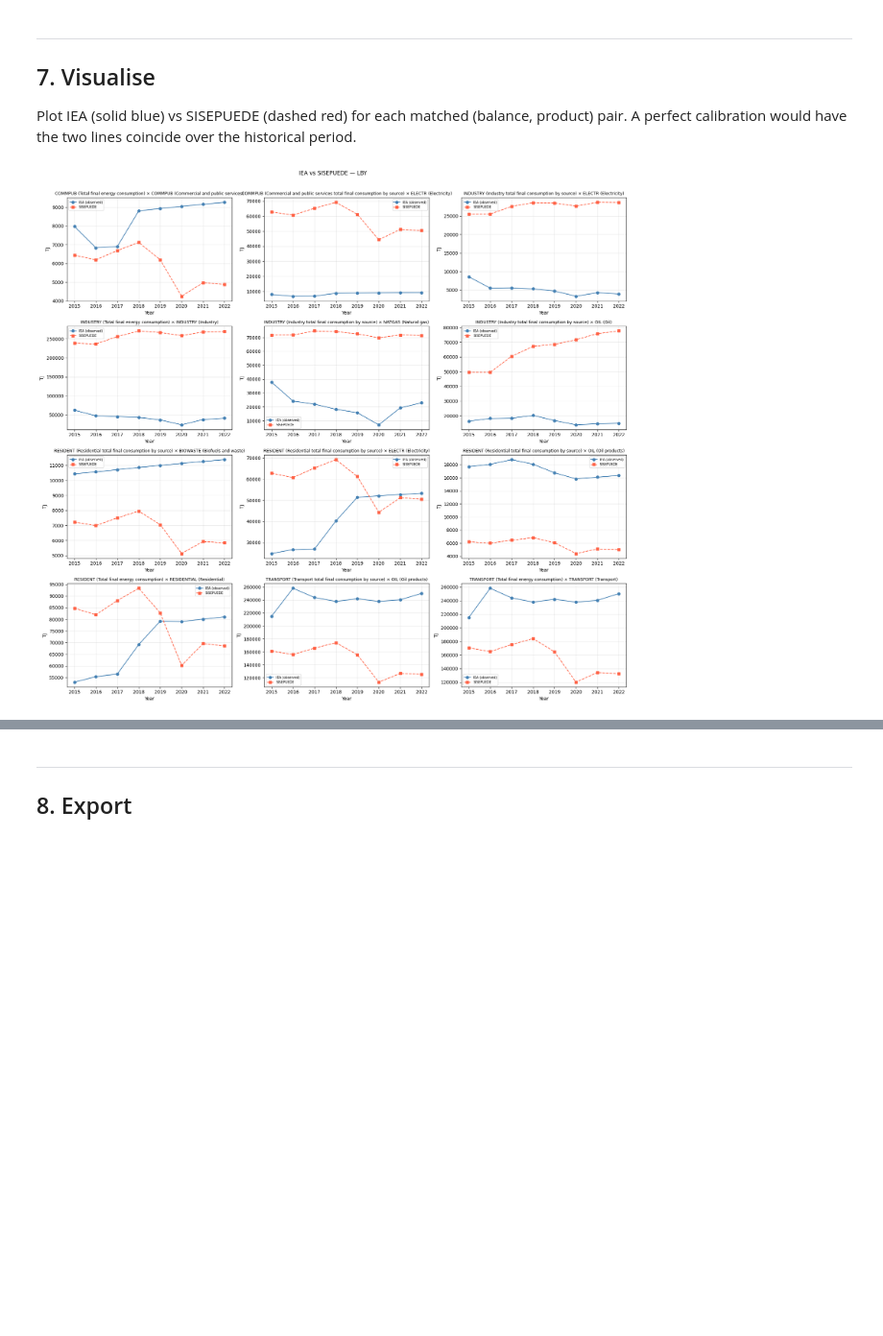
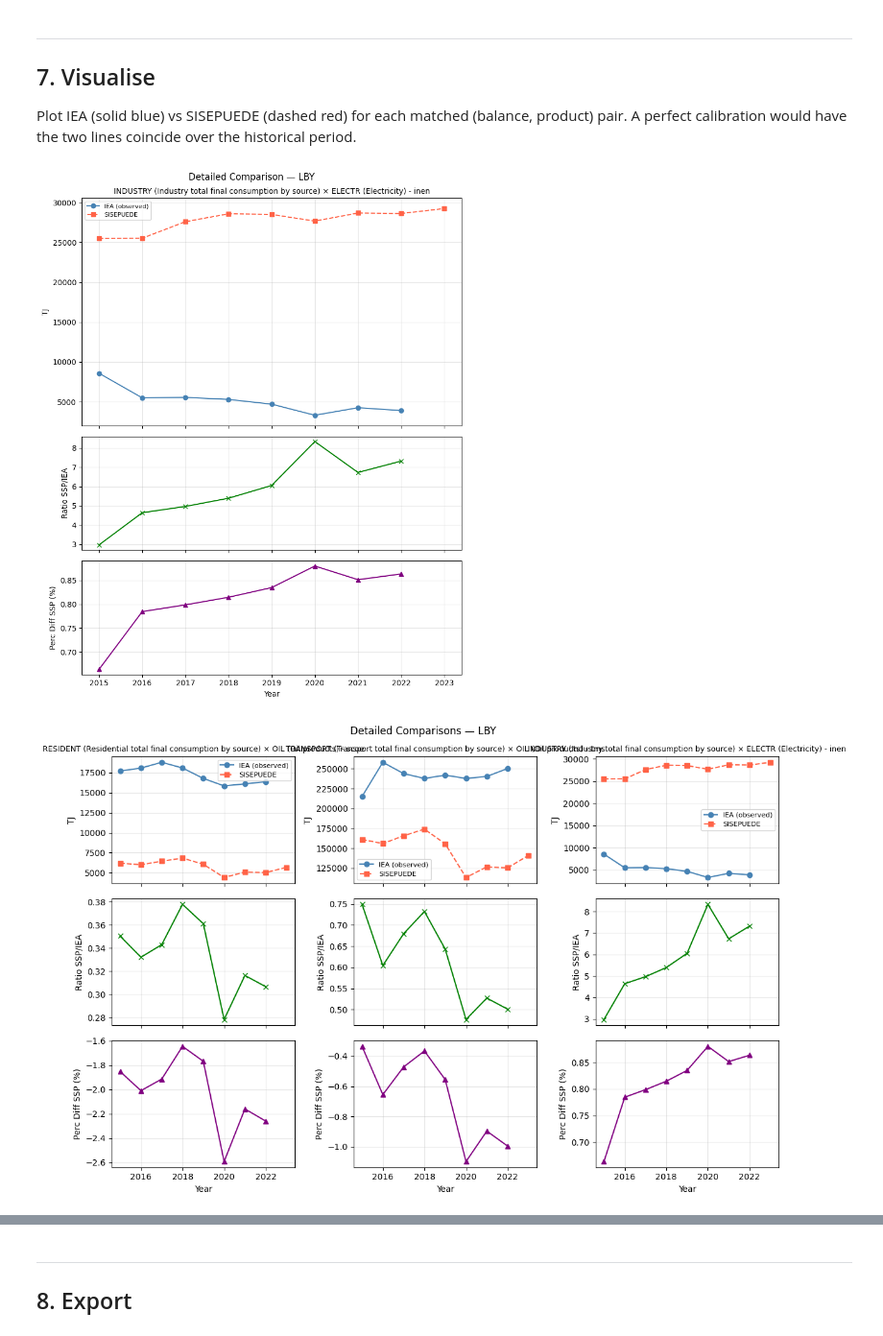
Before and after one commit to dpmendez/sisepuede, a Jupyter notebook: sisepuede/calibration/iea_energy_crosswalk_comparison.ipynb, the cells around one changed output, grey strips where cells are left out. Shown at 96% size. Drawn from its saved outputs; the diff is of its cells as text; code cells hidden in the pictures; blank space fills up the shorter version.

```diff
--- a/sisepuede/calibration/iea_energy_crosswalk_comparison.ipynb
+++ b/sisepuede/calibration/iea_energy_crosswalk_comparison.ipynb
@@ -472,13 +453,31 @@ def plot_comparison(
-# %%
-plot_condition = (df_comparison['year'] >= START_YEAR) & (df_comparison['year'] <= TRUE_DATA_LIMIT_YEAR)
-df_comparison = df_comparison.loc[plot_condition]
-
-# Final consumption by sector — primary calibration check
-plot_comparison(
-    df_comparison,
-    balance_codes=["INDUSTRY", "TRANSPORT", "RESIDENT", "COMMPUB", "TFC"],
-    country=ISO_COUNTRY,
-)
-# %% [output]
-[figure, old version]
+# %%
+from sisepuede.utilities._plotting import plot_detailed_comparison, plot_selected_comparisons
+
+plot_condition = (df_comparison['year'] >= START_YEAR) & (df_comparison['year'] <= TRUE_DATA_LIMIT_YEAR)
+df_comparison = df_comparison.loc[plot_condition]
+
+# Detailed comparison for a single pair
+plot_detailed_comparisons(
+    df_comparison,
+    pairs=('INDUSTRY', 'ELECTR'),
+    second_var='ratio_sisepuede_over_iea',
+    third_var='perc_difference_sisepuede',
+    second_label='Ratio SSP/IEA',
+    third_label='Perc Diff SSP (%)',
+    country=ISO_COUNTRY,
+)
+
+# Detailed comparison for a multiple pairs
+plot_detailed_comparisons(
+    df_comparison,
+    pairs=[('RESIDENT', 'OIL'), ('TRANSPORT', 'OIL'), ('INDUSTRY', 'ELECTR')],
+    second_var='ratio_sisepuede_over_iea',
+    third_var='perc_difference_sisepuede',
+    second_label='Ratio SSP/IEA',
+    third_label='Perc Diff SSP (%)',
+    country=ISO_COUNTRY,
+)
+# %% [output]
+[figure, added]
+[figure, added]
 # %%
```
Also changed, not shown: parts of 8 cells of this notebook.
